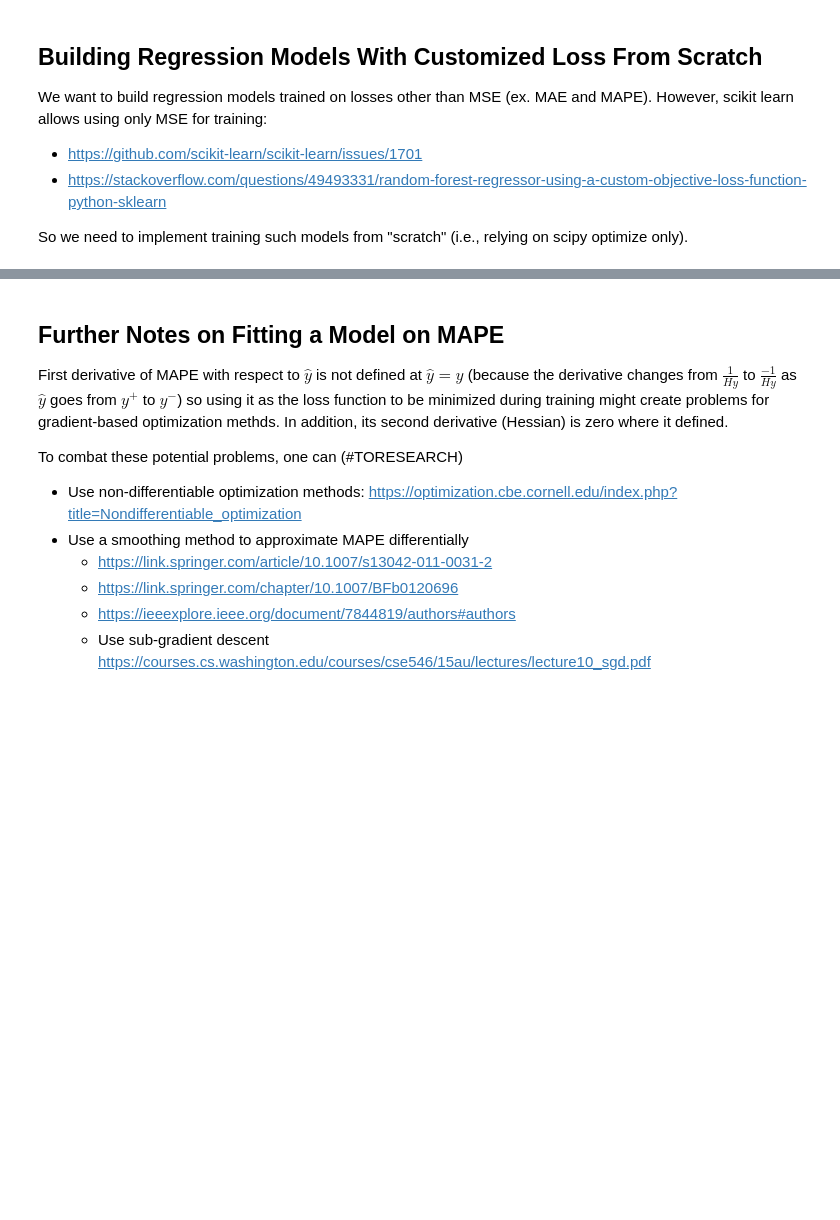
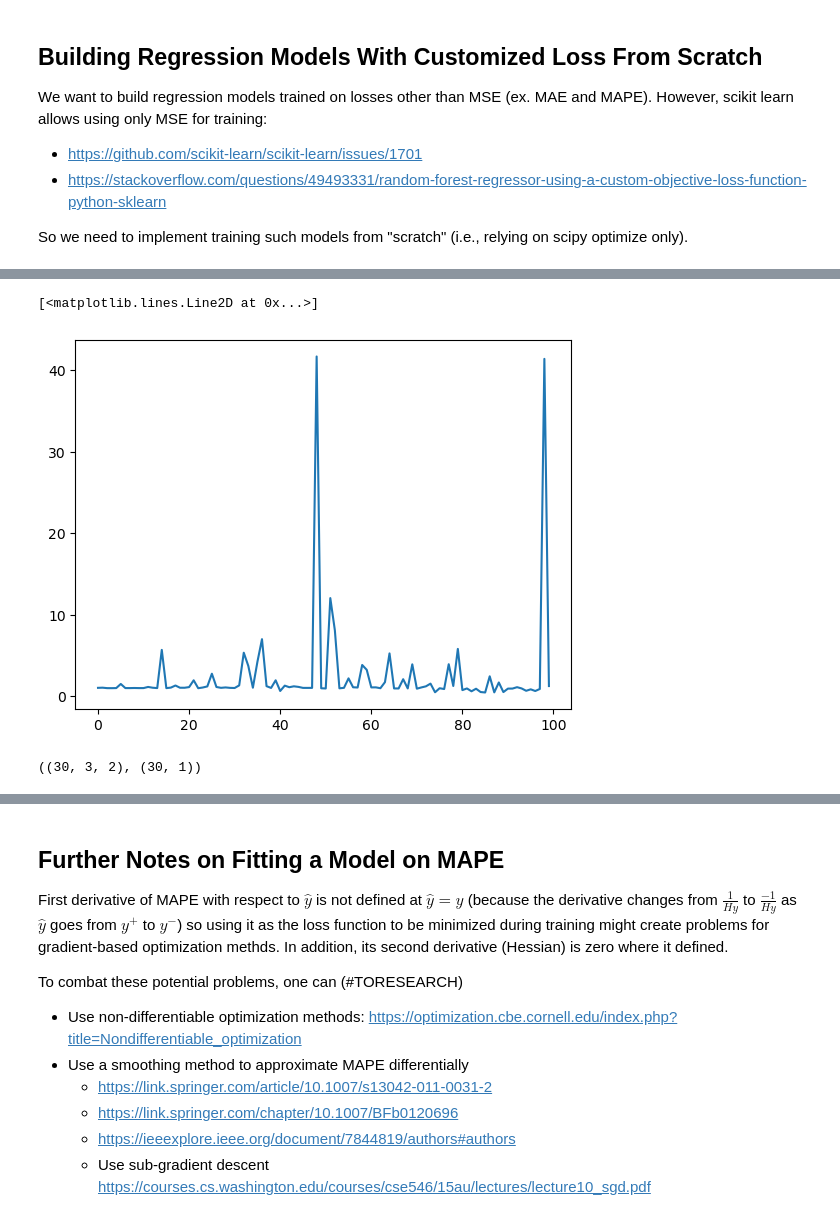
Before and after one commit to mtorabirad/MLBoost, a Jupyter notebook: Episode8/Episode8Main.ipynb, the cells around one changed output, grey strips where cells are left out. Cells and saved outputs as stored; diff of their text form; code cells hidden in the pictures; blank space fills up the shorter version.

```diff
--- a/Episode8/Episode8Main.ipynb
+++ b/Episode8/Episode8Main.ipynb
@@ -184,3 +243,12 @@ mape_forecast = MAPE_Model.predict(X_test)
+# %%
+plt.plot(MAPE_Model.loss_values, label='MAPE')
+# %% [output]
+[<matplotlib.lines.Line2D at 0x...>]
+[figure, added]
+# %%
+X_test.shape, mape_forecast.shape
+# %% [output]
+((30, 3, 2), (30, 1))
 # %%
 MSE_Model = uc.LinearModelWithCustomLoss(
     loss_function=mean_squared_error,
```
Also changed, not shown: parts of 21 cells of this notebook, 3 other files.
